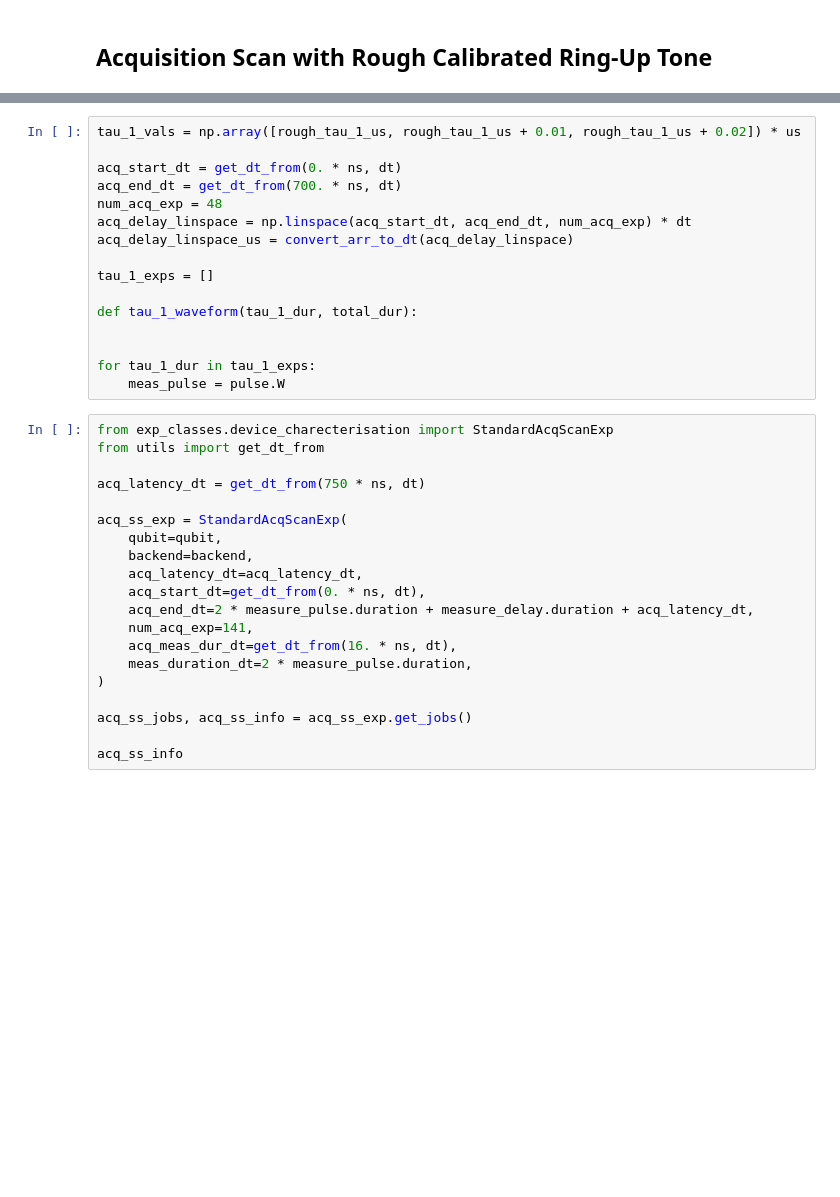
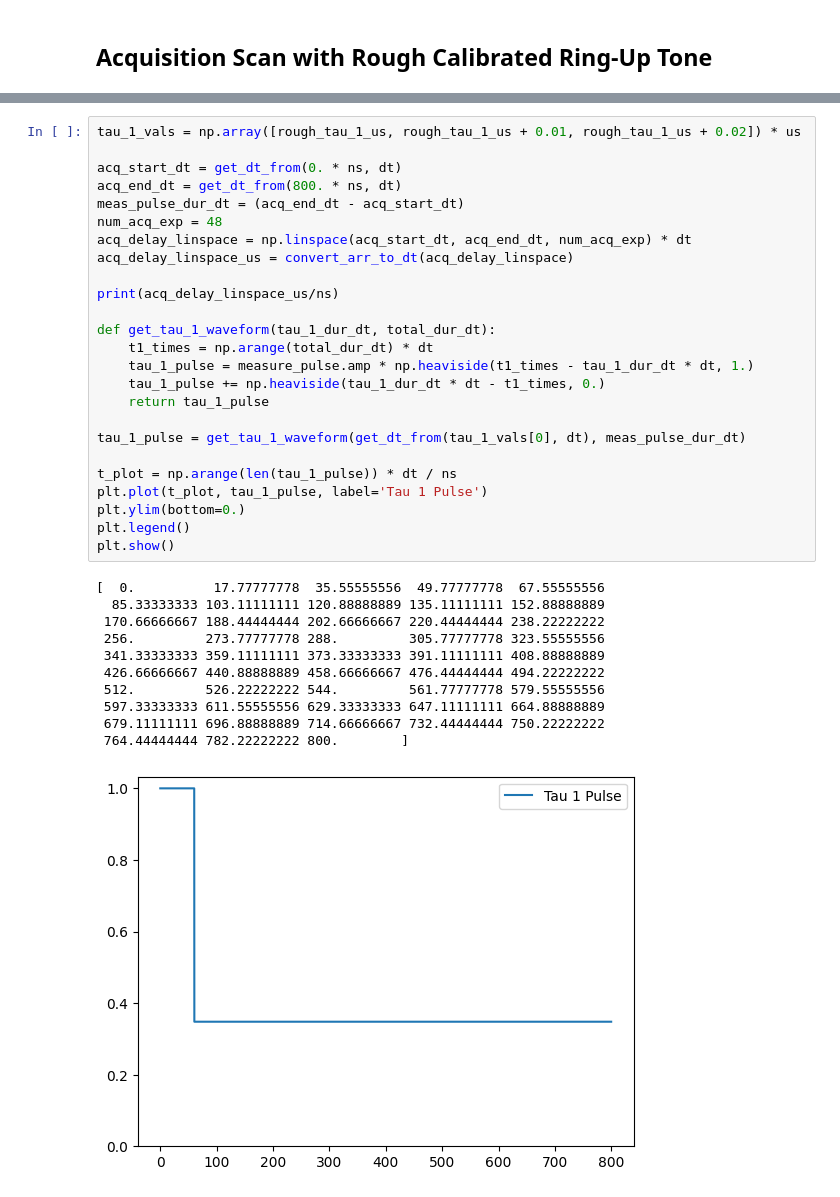
Before and after one commit to AnikenC/ReadoutWithRL, a Jupyter notebook: readoutWithRL/Experiments/tau_1_acq_sherbrooke.ipynb, the cells around one changed output, grey strips where cells are left out. Saved outputs shown, nothing was run; the diff lists cells and outputs as text; blank space fills up the shorter version.

```diff
--- a/readoutWithRL/Experiments/tau_1_acq_sherbrooke.ipynb
+++ b/readoutWithRL/Experiments/tau_1_acq_sherbrooke.ipynb
@@ -133,36 +133,37 @@ Rough Tau 0: 0.059777877995175976us
 # %%
 tau_1_vals = np.array([rough_tau_1_us, rough_tau_1_us + 0.01, rough_tau_1_us + 0.02]) * us
 
 acq_start_dt = get_dt_from(0. * ns, dt)
-acq_end_dt = get_dt_from(700. * ns, dt)
+acq_end_dt = get_dt_from(800. * ns, dt)
+meas_pulse_dur_dt = (acq_end_dt - acq_start_dt)
 num_acq_exp = 48
 acq_delay_linspace = np.linspace(acq_start_dt, acq_end_dt, num_acq_exp) * dt
 acq_delay_linspace_us = convert_arr_to_dt(acq_delay_linspace)
 
-tau_1_exps = []
+print(acq_delay_linspace_us/ns)
 
-def tau_1_waveform(tau_1_dur, total_dur):
+def get_tau_1_waveform(tau_1_dur_dt, total_dur_dt):
+    t1_times = np.arange(total_dur_dt) * dt
+    tau_1_pulse = measure_pulse.amp * np.heaviside(t1_times - tau_1_dur_dt * dt, 1.)
+    tau_1_pulse += np.heaviside(tau_1_dur_dt * dt - t1_times, 0.)
+    return tau_1_pulse
 
+tau_1_pulse = get_tau_1_waveform(get_dt_from(tau_1_vals[0], dt), meas_pulse_dur_dt)
 
-for tau_1_dur in tau_1_exps:
-    meas_pulse = pulse.W
+t_plot = np.arange(len(tau_1_pulse)) * dt / ns
+plt.plot(t_plot, tau_1_pulse, label='Tau 1 Pulse')
+plt.ylim(bottom=0.)
+plt.legend()
+plt.show()
+# %% [output]
+[  0.          17.77777778  35.55555556  49.77777778  67.55555556
+  85.33333333 103.11111111 120.88888889 135.11111111 152.88888889
+ 170.66666667 188.44444444 202.66666667 220.44444444 238.22222222
+ 256.         273.77777778 288.         305.77777778 323.55555556
+ 341.33333333 359.11111111 373.33333333 391.11111111 408.88888889
+ 426.66666667 440.88888889 458.66666667 476.44444444 494.22222222
+ 512.         526.22222222 544.         561.77777778 579.55555556
+ 597.33333333 611.55555556 629.33333333 647.11111111 664.88888889
+ 679.11111111 696.88888889 714.66666667 732.44444444 750.22222222
+ 764.44444444 782.22222222 800.        ]
+[figure, added]
-# %%
-from exp_classes.device_charecterisation import StandardAcqScanExp
-from utils import get_dt_from
-
-acq_latency_dt = get_dt_from(750 * ns, dt)
-
-acq_ss_exp = StandardAcqScanExp(
-    qubit=qubit,
-    backend=backend,
-    acq_latency_dt=acq_latency_dt,
-    acq_start_dt=get_dt_from(0. * ns, dt),
-    acq_end_dt=2 * measure_pulse.duration + measure_delay.duration + acq_latency_dt,
-    num_acq_exp=141,
-    acq_meas_dur_dt=get_dt_from(16. * ns, dt),
-    meas_duration_dt=2 * measure_pulse.duration,
-)
-
-acq_ss_jobs, acq_ss_info = acq_ss_exp.get_jobs()
-
-acq_ss_info
```
Also changed, not shown: parts of 11 cells of this notebook, 2 other files.
